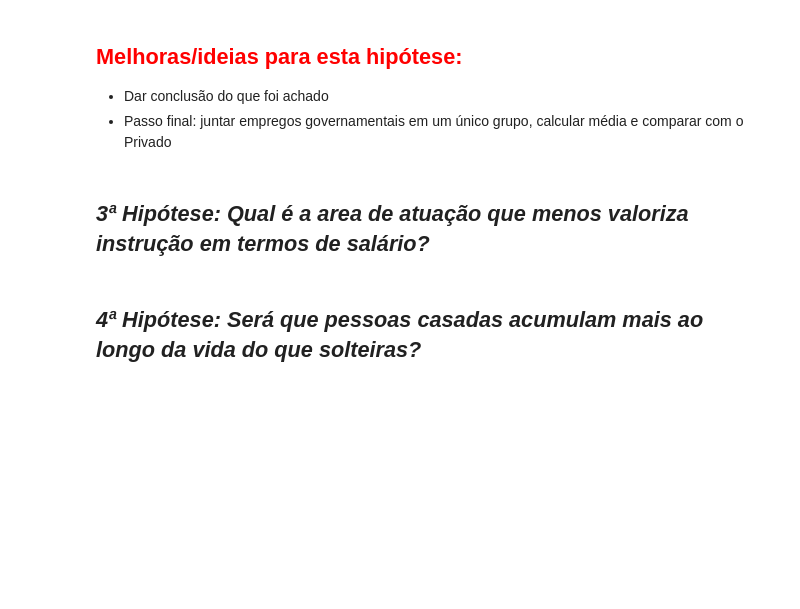
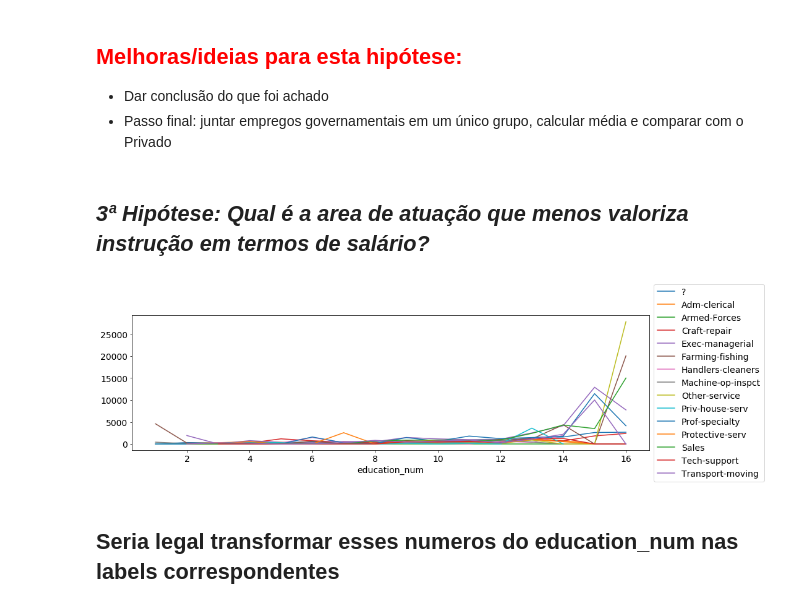
Before and after one commit to ninofabrizio/DataScience, a Jupyter notebook: Exercise 4/UCIAdultDataAnalysis.ipynb, the cells around one changed output. Cells and saved outputs as stored; diff of their text form; code cells hidden in the pictures; blank space fills up the shorter version.

```diff
--- a/Exercise 4/UCIAdultDataAnalysis.ipynb
+++ b/Exercise 4/UCIAdultDataAnalysis.ipynb
@@ -810,5 +810,3 @@ dtype: float64
 - Passo final: juntar empregos governamentais em um único grupo, calcular média e comparar com o Privado
 # %% [markdown]
 ## *3ª Hipótese: Qual é a area de atuação que menos valoriza instrução em termos de salário?*
-# %% [markdown]
-## *4ª Hipótese: Será que pessoas casadas acumulam mais ao longo da vida do que solteiras?*
@@ -814,0 +824,27 @@ dtype: float64
+# %%
+#df_sex_income = dfEmployerType = df.loc[(df['type_employer'] == 'State-gov') | (df['type_employer'] == 'Private') | (df['type_employer'] == 'Federal-gov') | (df['type_employer'] == 'Local-gov')]
+#[df['education'],df['capital_gain']]#,'occupation'])
+#display(df_sex_income)
+#df_sex_income = df_sex_income.unstack('education').fillna(0)
+#display(df_sex_income)
+#df.groupby(['education', 'capital_gain','occupation'])
+#df_sex_income#.plot(x='education',y='capital_gain')
+x = 'education_num'
+y = 'capital_gain'
+series = 'occupation'
+plt.subplots(1,1, figsize=(15,4))
+df1 = pd.DataFrame(df, columns=(x, series,y))
+df1 = df1.groupby([series,x]).mean()
+df1 = df1.reset_index()#.sort_values(by='education_num')
+df1
+#df1 = df1.groupby(['occupation'])
+#df1.plot()
+#df1.sort_values(by=['capital_gain'])
+df1.set_index(x,inplace=True)
+df1.groupby([series])[y].plot(kind='line',legend=True)
+plt.legend(loc='center left', bbox_to_anchor=(1, 0.5))
+plt.show()
+# %% [output]
+[figure, added]
+# %% [markdown]
+## Seria legal transformar esses numeros do education_num nas labels correspondentes
```
Also changed, not shown: parts of 1 cell of this notebook.
